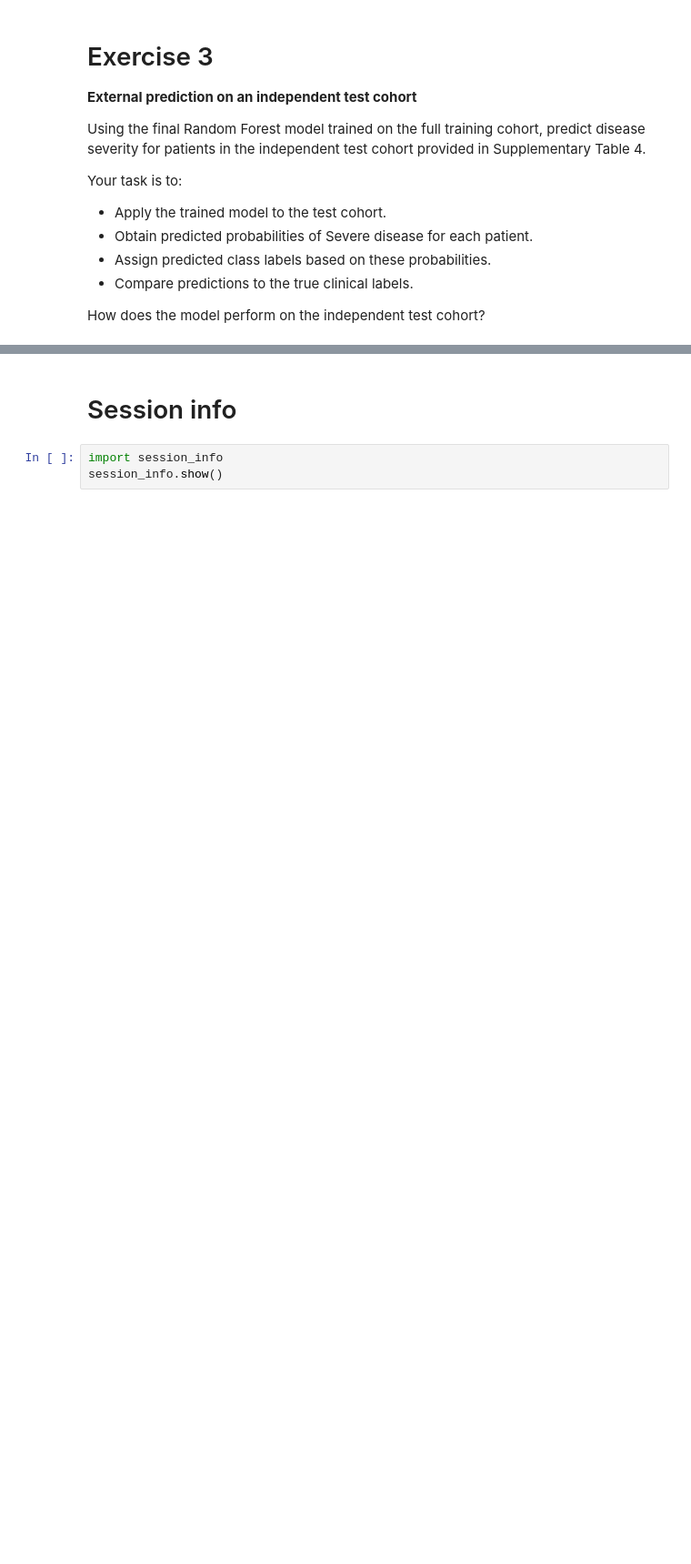
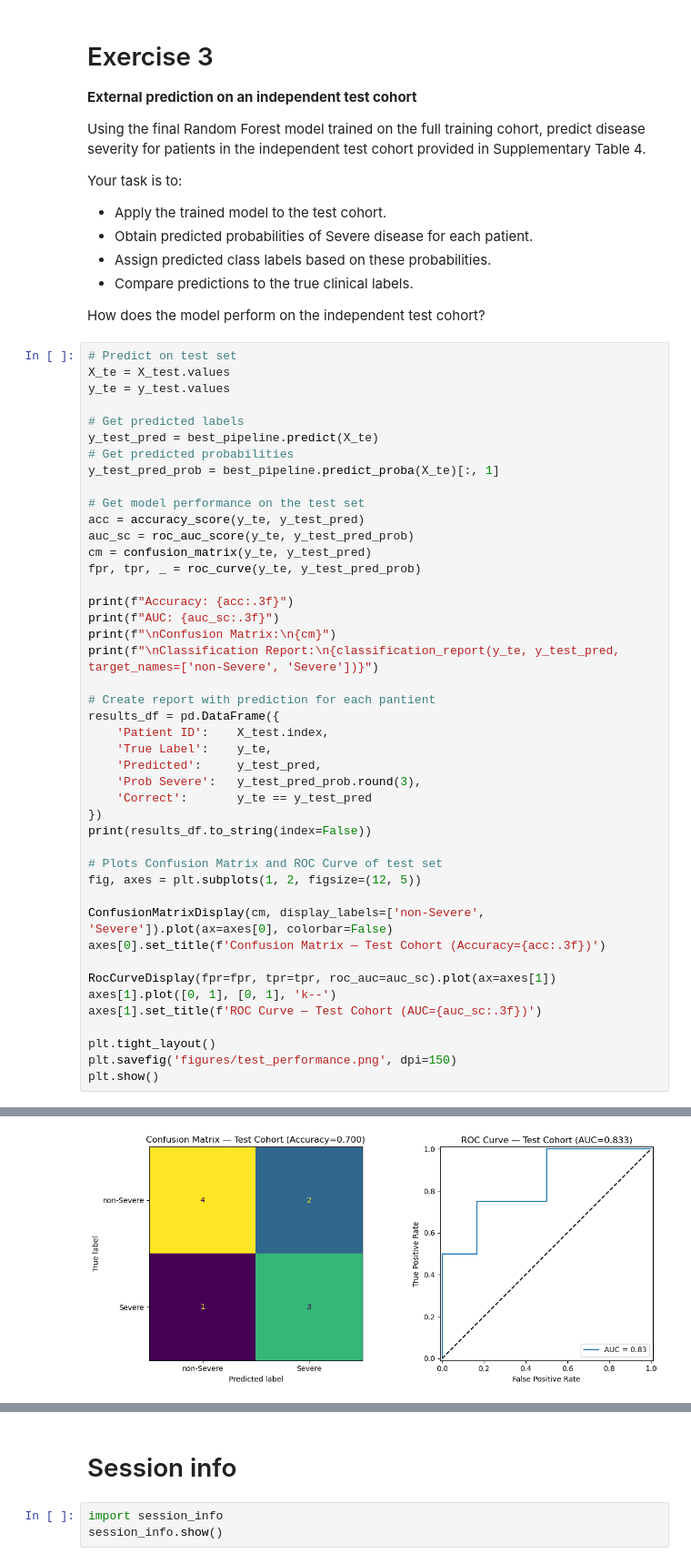
Before and after one commit to upf-dmi/assignment-3-TRouR, a Jupyter notebook: Hands_on_III.ipynb, the cells around one changed output, grey strips where cells are left out. Shown at 91% size. Saved outputs shown, nothing was run; the diff lists cells and outputs as text; blank space fills up the shorter version.

```diff
--- a/Hands_on_III.ipynb
+++ b/Hands_on_III.ipynb
@@ -59,3 +761,48 @@ Your task is to:
 
 
 How does the model perform on the independent test cohort?
+# %%
+# Predict on test set
+X_te = X_test.values
+y_te = y_test.values
+
+# Get predicted labels
+y_test_pred = best_pipeline.predict(X_te)
+# Get predicted probabilities
+y_test_pred_prob = best_pipeline.predict_proba(X_te)[:, 1]
+
+# Get model performance on the test set
+acc = accuracy_score(y_te, y_test_pred)
+auc_sc = roc_auc_score(y_te, y_test_pred_prob)
+cm = confusion_matrix(y_te, y_test_pred)
+fpr, tpr, _ = roc_curve(y_te, y_test_pred_prob)
+
+print(f"Accuracy: {acc:.3f}")
+print(f"AUC: {auc_sc:.3f}")
+print(f"\nConfusion Matrix:\n{cm}")
+print(f"\nClassification Report:\n{classification_report(y_te, y_test_pred, target_names=['non-Severe', 'Severe'])}")
+
+# Create report with prediction for each pantient
+results_df = pd.DataFrame({
+    'Patient ID':    X_test.index,
+    'True Label':    y_te,
+    'Predicted':     y_test_pred,
+    'Prob Severe':   y_test_pred_prob.round(3),
+    'Correct':       y_te == y_test_pred
+})
+print(results_df.to_string(index=False))
+
+# Plots Confusion Matrix and ROC Curve of test set
+fig, axes = plt.subplots(1, 2, figsize=(12, 5))
+
+ConfusionMatrixDisplay(cm, display_labels=['non-Severe', 'Severe']).plot(ax=axes[0], colorbar=False)
+axes[0].set_title(f'Confusion Matrix — Test Cohort (Accuracy={acc:.3f})')
+
+RocCurveDisplay(fpr=fpr, tpr=tpr, roc_auc=auc_sc).plot(ax=axes[1])
+axes[1].plot([0, 1], [0, 1], 'k--')
+axes[1].set_title(f'ROC Curve — Test Cohort (AUC={auc_sc:.3f})')
+
+plt.tight_layout()
+plt.savefig('figures/test_performance.png', dpi=150)
+plt.show()
+# %% [output]
@@ -61,0 +826 @@ How does the model perform on the independent test cohort?
+[figure, added]
```
Also changed, not shown: parts of 72 cells of this notebook, 7 other files.
